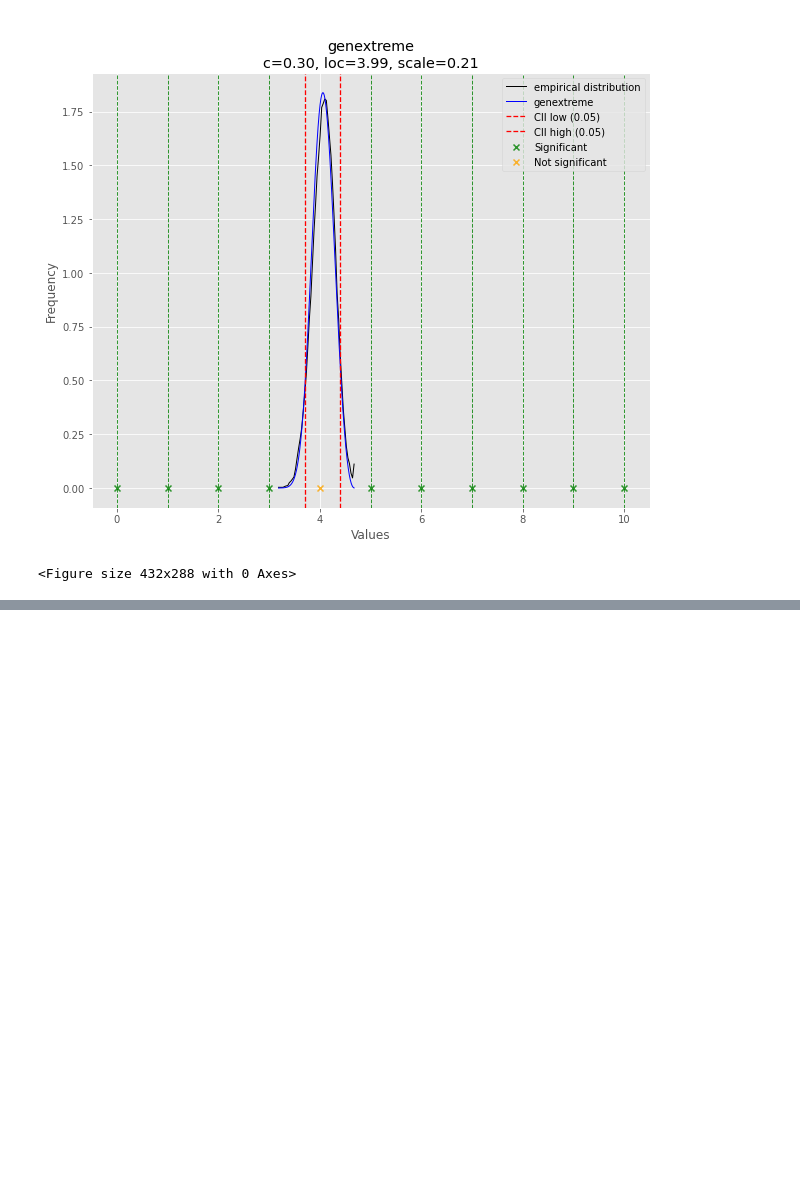
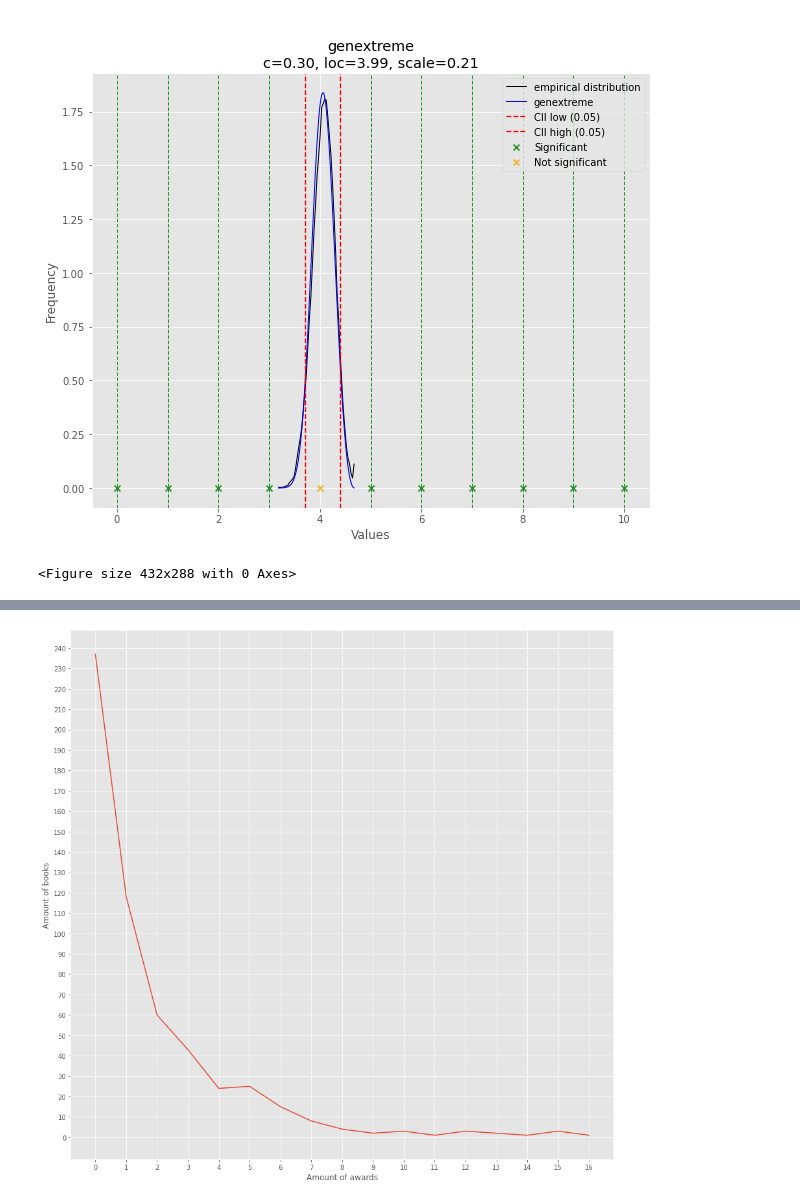
Before and after one commit to lorenzodemiri/Project_Snape, a Jupyter notebook: GroupByYear.ipynb, the cells around one changed output, grey strips where cells are left out. Cells and saved outputs as stored; diff of their text form; code cells hidden in the pictures; blank space fills up the shorter version.

```diff
--- a/GroupByYear.ipynb
+++ b/GroupByYear.ipynb
@@ -425,3 +425,6 @@ plt.savefig('bestfit_ratings.jpg')
 [distfit] >plot..
 [figure]
 <Figure size 432x288 with 0 Axes>
+# %%
+data_aw = books.groupby('Awards')['Awards'].count()
+data_aw
@@ -427,0 +451,18 @@ plt.savefig('bestfit_ratings.jpg')
+# %%
+awards = data_aw.tolist()
+
+plt.figure(figsize = (15,15))
+
+plt.xticks(np.arange(0, 30, step=1))
+plt.yticks(np.arange(0, 300, step=10))
+
+plt.xlabel('Amount of awards')
+plt.ylabel('Amount of books')
+
+
+
+plt.plot(awards)
+
+plt.savefig('bookawardsplot.jpg')
+# %% [output]
+[figure, added]
```
Also changed, not shown: parts of 8 cells of this notebook, 2 other files.
